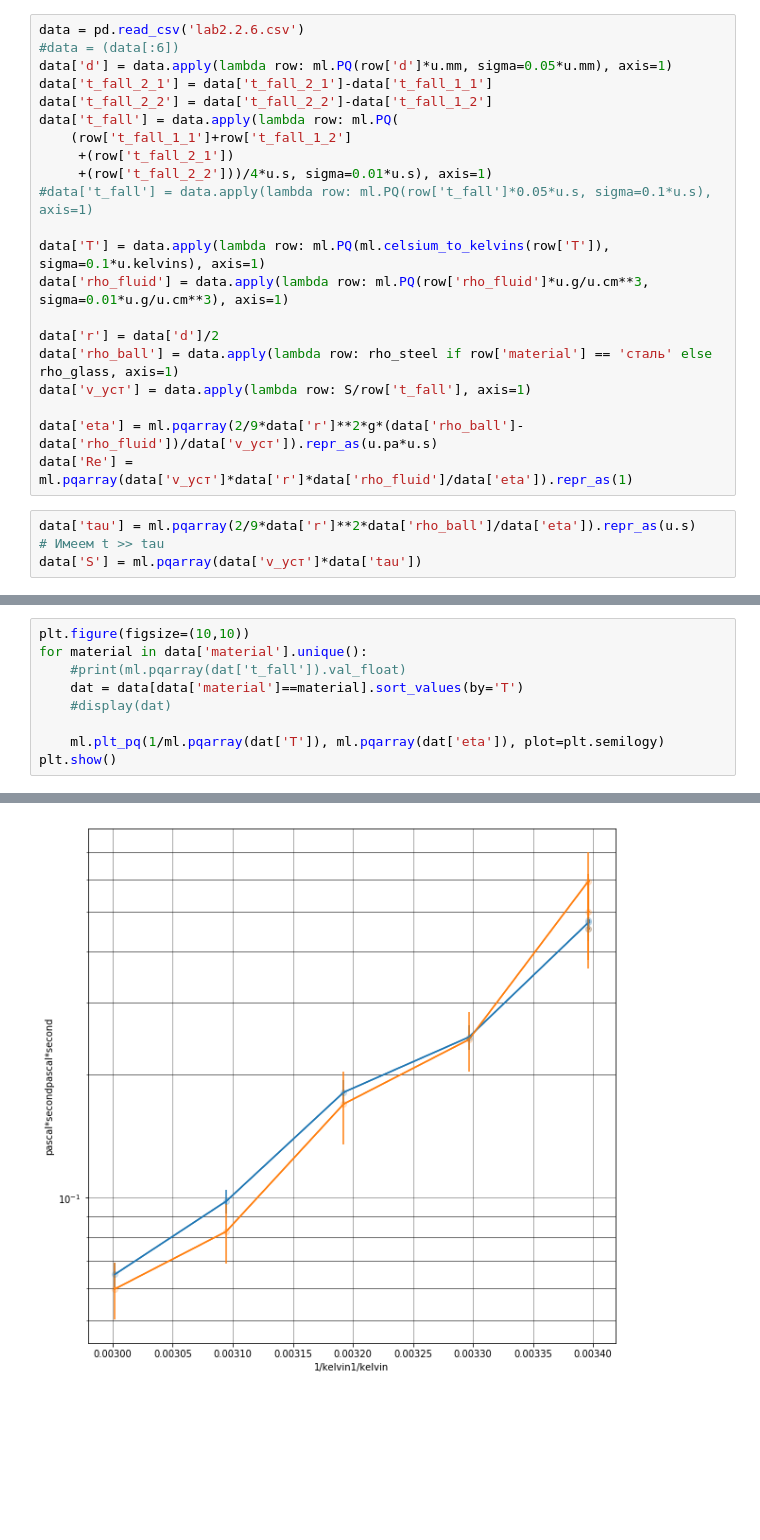
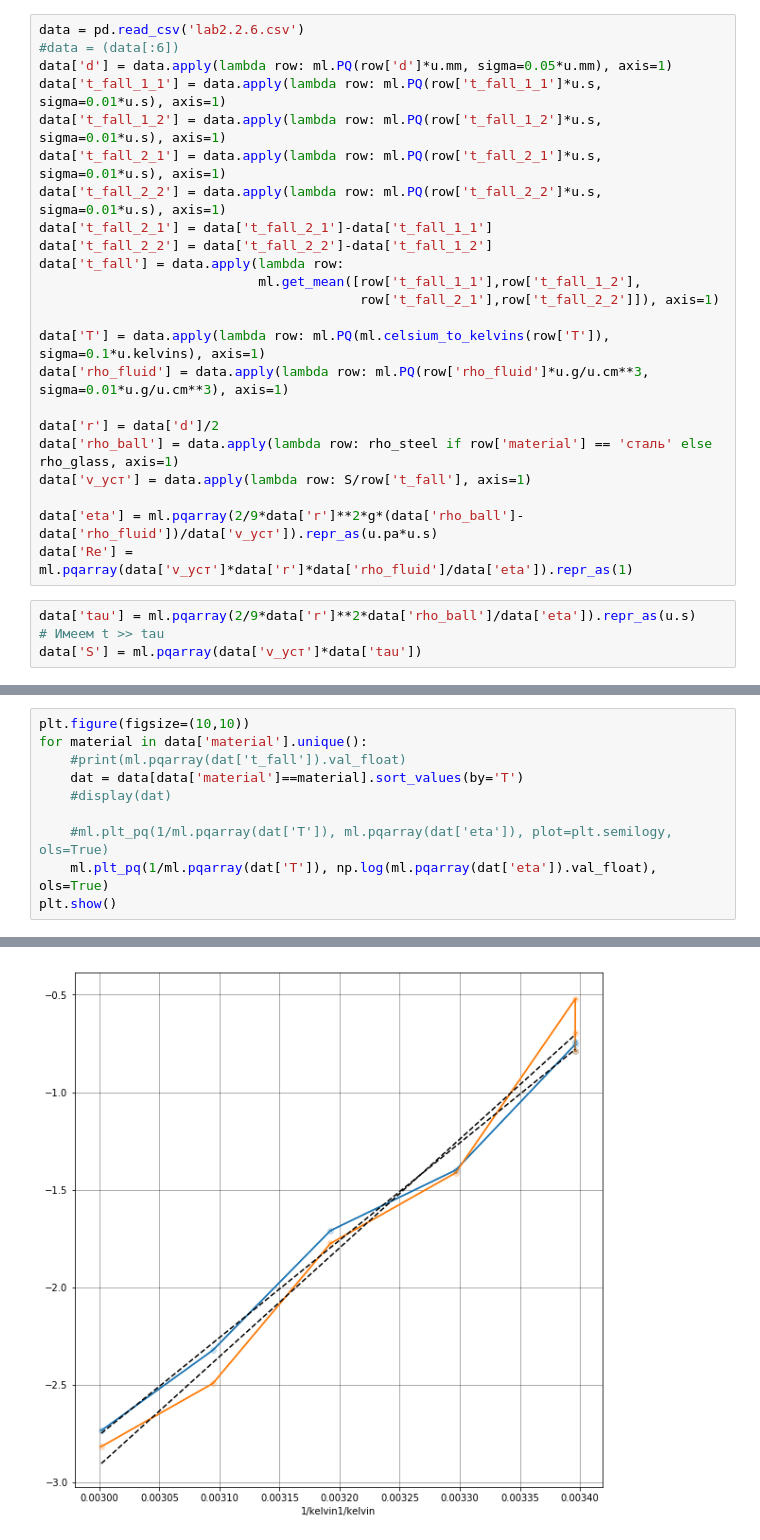
Before and after one commit to Wiki-fan/miptlabs, a Jupyter notebook: lab2.2.6 example.ipynb, the cells around one changed output, grey strips where cells are left out. Saved outputs shown, nothing was run; the diff lists cells and outputs as text; blank space fills up the shorter version.

```diff
--- a/lab2.2.6 example.ipynb
+++ b/lab2.2.6 example.ipynb
@@ -37,13 +37,15 @@ S = ml.PQ(10*u.cm, sigma=0.1*u.cm)
 data = pd.read_csv('lab2.2.6.csv')
 #data = (data[:6])
 data['d'] = data.apply(lambda row: ml.PQ(row['d']*u.mm, sigma=0.05*u.mm), axis=1)
+data['t_fall_1_1'] = data.apply(lambda row: ml.PQ(row['t_fall_1_1']*u.s, sigma=0.01*u.s), axis=1)
+data['t_fall_1_2'] = data.apply(lambda row: ml.PQ(row['t_fall_1_2']*u.s, sigma=0.01*u.s), axis=1)
+data['t_fall_2_1'] = data.apply(lambda row: ml.PQ(row['t_fall_2_1']*u.s, sigma=0.01*u.s), axis=1)
+data['t_fall_2_2'] = data.apply(lambda row: ml.PQ(row['t_fall_2_2']*u.s, sigma=0.01*u.s), axis=1)
 data['t_fall_2_1'] = data['t_fall_2_1']-data['t_fall_1_1']
 data['t_fall_2_2'] = data['t_fall_2_2']-data['t_fall_1_2']
-data['t_fall'] = data.apply(lambda row: ml.PQ(
-    (row['t_fall_1_1']+row['t_fall_1_2']
-     +(row['t_fall_2_1'])
-     +(row['t_fall_2_2']))/4*u.s, sigma=0.01*u.s), axis=1)
-#data['t_fall'] = data.apply(lambda row: ml.PQ(row['t_fall']*0.05*u.s, sigma=0.1*u.s), axis=1)
+data['t_fall'] = data.apply(lambda row:
+                            ml.get_mean([row['t_fall_1_1'],row['t_fall_1_2'],
+                                         row['t_fall_2_1'],row['t_fall_2_2']]), axis=1)
 
 data['T'] = data.apply(lambda row: ml.PQ(ml.celsium_to_kelvins(row['T']), sigma=0.1*u.kelvins), axis=1)
 data['rho_fluid'] = data.apply(lambda row: ml.PQ(row['rho_fluid']*u.g/u.cm**3, sigma=0.01*u.g/u.cm**3), axis=1)
@@ -100,6 +85,7 @@ for material in data['material'].unique():
     dat = data[data['material']==material].sort_values(by='T')
     #display(dat)
 
-    ml.plt_pq(1/ml.pqarray(dat['T']), ml.pqarray(dat['eta']), plot=plt.semilogy)
+    #ml.plt_pq(1/ml.pqarray(dat['T']), ml.pqarray(dat['eta']), plot=plt.semilogy, ols=True)
+    ml.plt_pq(1/ml.pqarray(dat['T']), np.log(ml.pqarray(dat['eta']).val_float), ols=True)
 plt.show()
 # %% [output]
@@ -106 +94 @@ plt.show()
-[figure, old version]
+[figure, new version]
```
Also changed, not shown: parts of 3 cells of this notebook, 2 other files.
